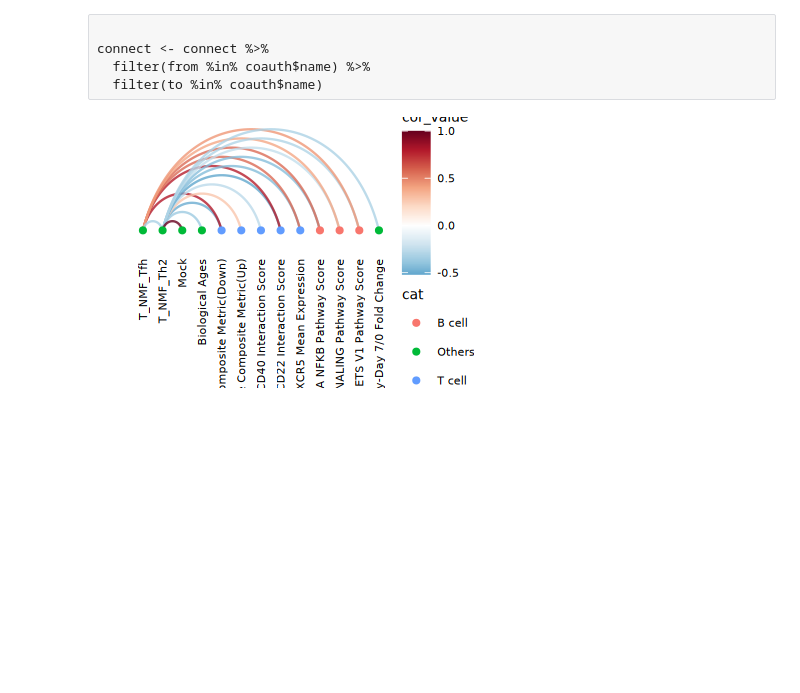
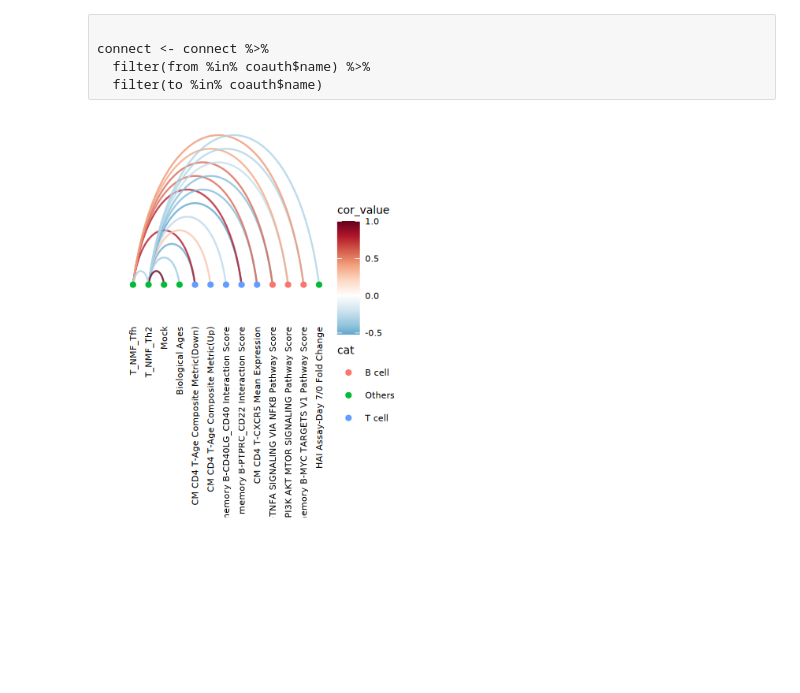
Before and after one commit to aifimmunology/IHA-Figure, a Jupyter notebook: Figure7/01_FigA.ipynb, the cells around one changed output. Cells and saved outputs as stored; diff of their text form; code cells hidden in the pictures; blank space fills up the shorter version.

```diff
--- a/Figure7/01_FigA.ipynb
+++ b/Figure7/01_FigA.ipynb
@@ -207,25 +225,25 @@ diverging_palette <- colorRampPalette(c('#67001F', '#B2182B',
 # %%
 connect<-connect %>% arrange(from,to)
 # %%
-options(repr.plot.width = 80/25.4, repr.plot.height = 80/25.4)
+options(repr.plot.width = 80/25.4, repr.plot.height = 150/25.4)
 
 p<-ggraph(mygraph, layout="linear") +
   geom_edge_arc(aes(colour = cor_value),angle_calc='cross', strength =  0.8,
                 edge_alpha=0.8, edge_width=0.5) +
   geom_node_point(aes( color=cat),size=2,stroke=0) +
   scale_edge_color_gradientn(colors = rev(diverging_palette) ,
                              rescaler = ~ scales::rescale_mid(.x, mid = -0)) +
   geom_node_text(aes(label=name),
                angle=90, hjust=1,
                nudge_y = -1.1,
                size=2.3) +
   theme_void(base_size=8) +
   theme(
     plot.margin=unit(c(0,0,0.4,0), "null"),
     panel.spacing=unit(c(0,0,3.4,0), "null")
   ) +
   expand_limits(x = c(-1.2, 1.2), y = c(-5.6, 1.2))
 p
 ggsave("FigureA.pdf",width = 80/25.4, height = 80/25.4)
 # %% [output]
-[figure, old version]
+[figure, new version]
```
Also changed, not shown: parts of 1 cell of this notebook, 3 other files.
